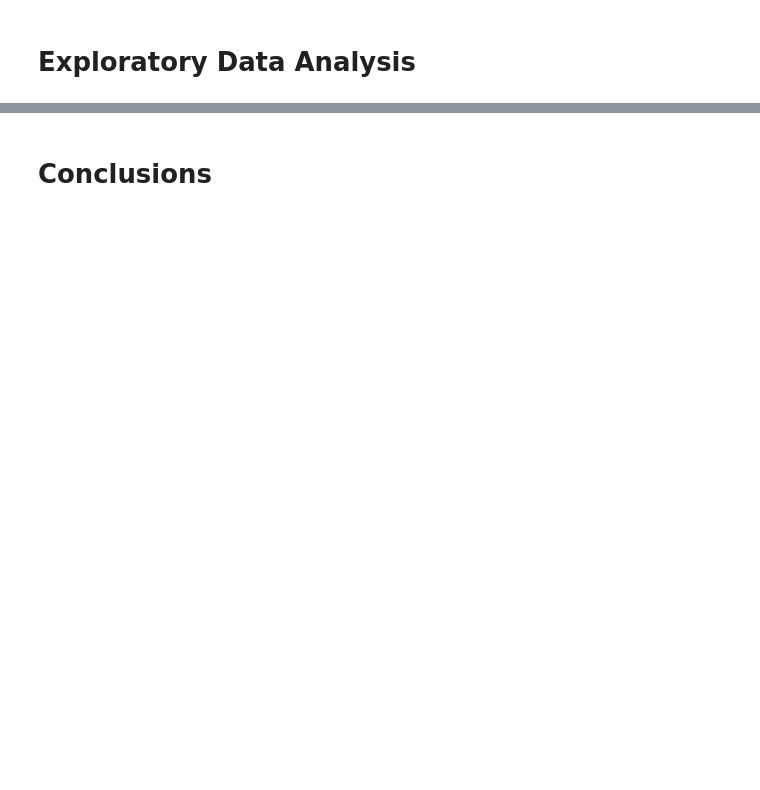
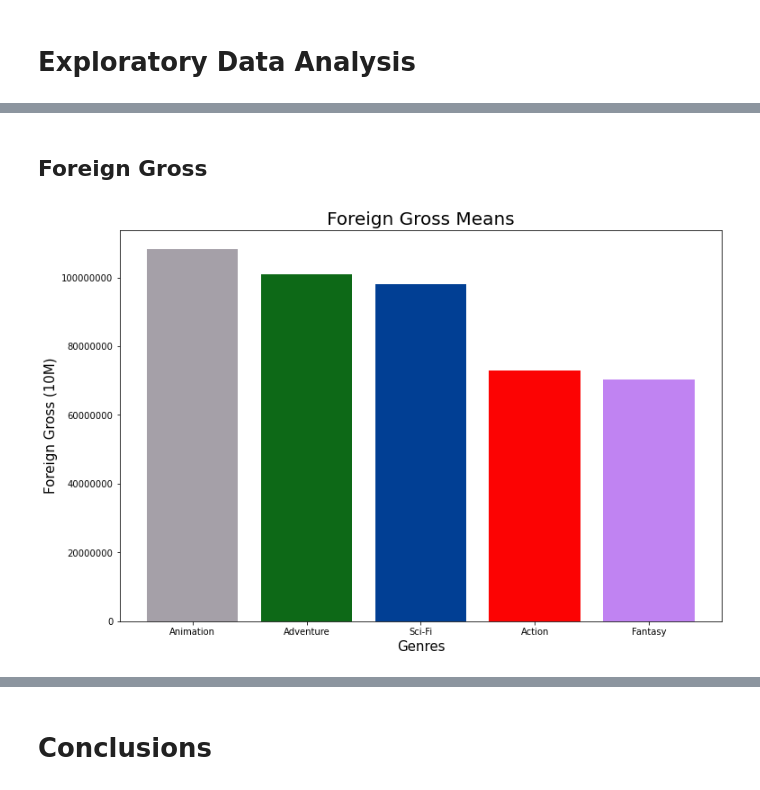
Before and after one commit to JohnNun/successful_films_project, a Jupyter notebook: successful_films_notebook.ipynb, the cells around one changed output, grey strips where cells are left out. Drawn from its saved outputs; the diff is of its cells as text; code cells hidden in the pictures; blank space fills up the shorter version.

```diff
--- a/successful_films_notebook.ipynb
+++ b/successful_films_notebook.ipynb
@@ -59,0 +266,14 @@ memory usage: 132.4+ KB
+# %% [markdown]
+## Foreign Gross
+# %%
+genres_means_for = combined_film_df_clean.groupby(['genres'])['foreign_gross'].mean().sort_values(ascending=False)
+
+fig, ax = plt.subplots(figsize=(12, 8))
+
+ax.bar(genres_means_for.index[:5], genres_means_for[:5], color=['#a5a0a8', '#0d6917', '#013f94', '#fc0303', '#c083f2'])
+ax.set_title('Foreign Gross Means', fontsize=20)
+ax.set_xlabel('Genres', fontsize=15)
+ax.set_ylabel('Foreign Gross (10M)', fontsize=15)
+ax.ticklabel_format(style='plain', useOffset=False, axis='y');
+# %% [output]
+[figure, added]
```
Also changed, not shown: parts of 40 cells of this notebook.
